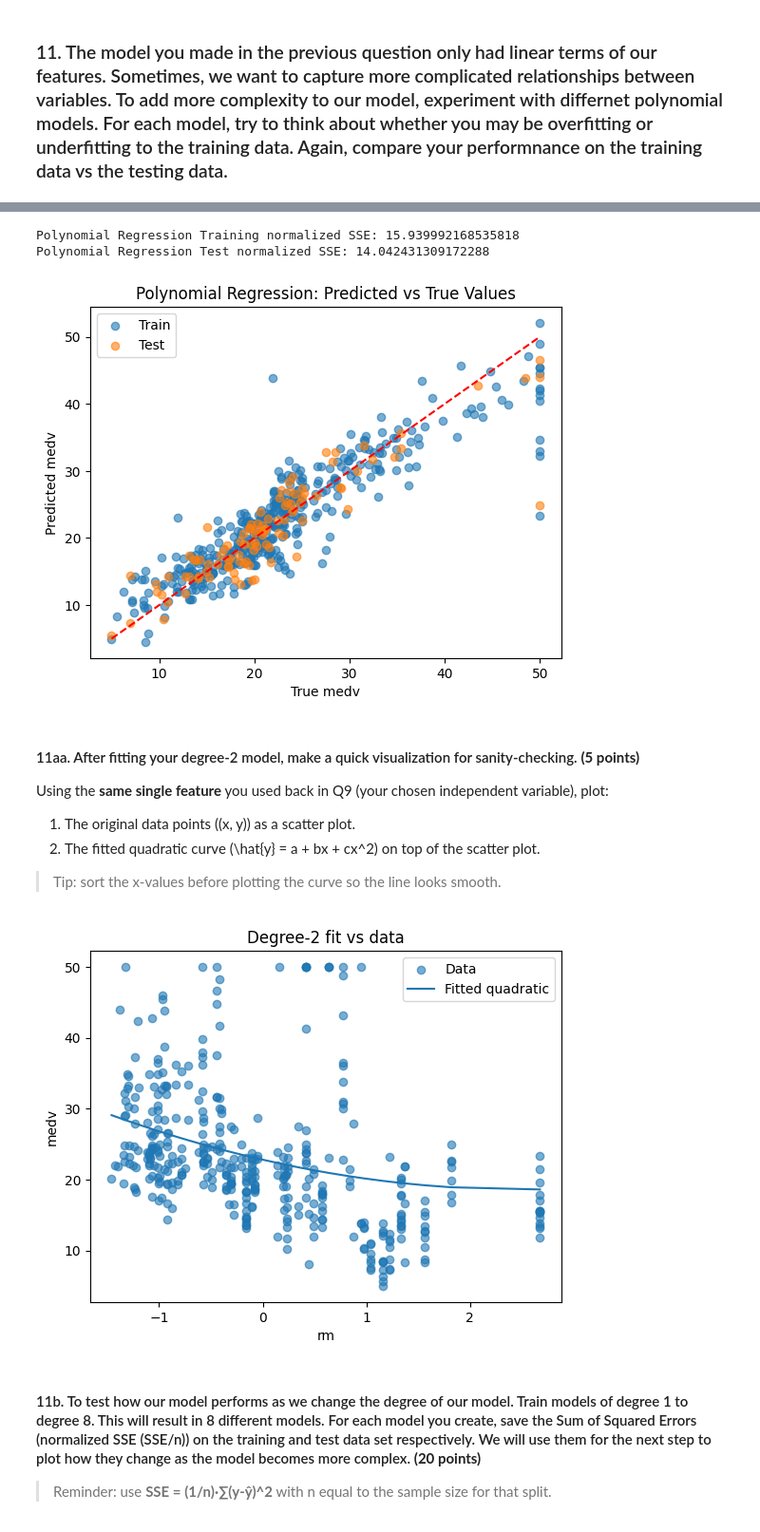
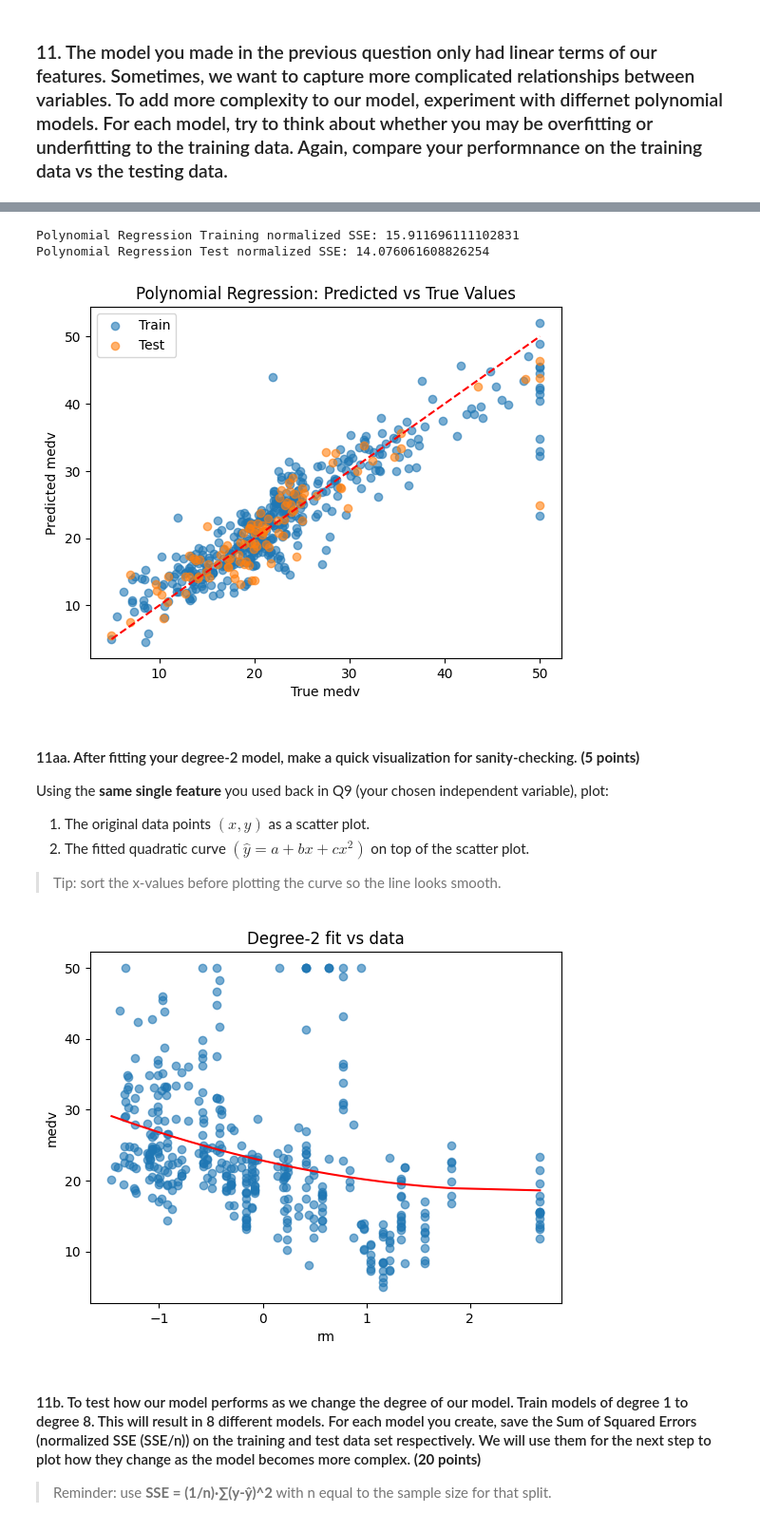
Before and after one commit to james-torgerson/DS_3025_project_2, a Jupyter notebook: project2_studentcopy.ipynb, the cells around one changed output, grey strips where cells are left out. Shown at 95% size. Cells and saved outputs as stored; diff of their text form; code cells hidden in the pictures.

```diff
--- a/project2_studentcopy.ipynb
+++ b/project2_studentcopy.ipynb
@@ -601,15 +635,21 @@ Multiple Regression Test normalized SSE: 22.77770856386606
 #Build degree-2 design matrix
 X_train_features = X_train[:, 1:]  # exclude bias column
 X_test_features = X_test[:, 1:]    # exclude bias column
-X_train_poly = np.column_stack((X_train, X_train_features ** 2))
-X_test_poly = np.column_stack((X_test, X_test_features ** 2))
+
+#Create polynomial terms + combine w/ initial terms
+X_train_poly_features = np.column_stack((X_train_features, (X_train_features ** 2)))
+X_test_poly_features = np.column_stack((X_test_features, (X_test_features ** 2)))
 
 #Standardize the new polynomial features using the mean and std from the original features
-for i in range(1, X_train_poly.shape[1]):  # start from 1 to skip bias column
-    mean = np.mean(X_train_poly[:, i])
-    std = np.std(X_train_poly[:, i])
-    X_train_poly[:, i] = (X_train_poly[:, i] - mean) / std
-    X_test_poly[:, i] = (X_test_poly[:, i] - mean) / std  # use train mean and std to standardize test set
+mean = np.mean(X_train_poly_features, axis=0)
+std = np.std(X_train_poly_features, axis=0)
+
+X_train_poly_scaled = (X_train_poly_features - mean) / std
+X_test_poly_scaled = (X_test_poly_features - mean) / std
+
+#Add bias column
+X_train_poly = np.column_stack((np.ones(len(X_train_poly_scaled)), X_train_poly_scaled))
+X_test_poly = np.column_stack((np.ones(len(X_test_poly_scaled)), X_test_poly_scaled))
 
 #Compute betas
 betas_poly = np.linalg.inv(X_train_poly.T @ X_train_poly) @ X_train_poly.T @ y_train
@@ -625,7 +665,6 @@ sse_test_poly = (1 / len(y_test)) * np.sum((y_test - y_pred_test_poly) ** 2)
 print("Polynomial Regression Training normalized SSE:", sse_train_poly)
 print("Polynomial Regression Test normalized SSE:", sse_test_poly)
 
-#plot predicted vs true values for train and test sets
 plt.scatter(y_train, y_pred_train_poly, alpha=0.6, label="Train")
 plt.scatter(y_test, y_pred_test_poly, alpha=0.6, label="Test")
 plt.plot([y.min(), y.max()], [y.min(), y.max()], 'r--')  # line y=x for reference
@@ -635,49 +674,43 @@ plt.title("Polynomial Regression: Predicted vs True Values")
 plt.legend()
 plt.show()
 # %% [output]
-Polynomial Regression Training normalized SSE: 15.939992168535818
-Polynomial Regression Test normalized SSE: 14.042431309172288
+Polynomial Regression Training normalized SSE: 15.911696111102831
+Polynomial Regression Test normalized SSE: 14.076061608826254
 [figure]
 # %% [markdown]
 #### 11aa. After fitting your degree-2 model, make a quick visualization for sanity-checking. **(5 points)**
 
 Using the **same single feature** you used back in Q9 (your chosen independent variable), plot:
-1. The original data points \((x, y)\) as a scatter plot.
-2. The fitted quadratic curve \(\hat{y} = a + bx + cx^2\) on top of the scatter plot.
+1. The original data points $(x, y)$ as a scatter plot.
+2. The fitted quadratic curve $(\hat{y} = a + bx + cx^2)$ on top of the scatter plot.
 
 > Tip: sort the x-values before plotting the curve so the line looks smooth.
 # %%
 # 11aa: Plot datapoints and fitted quadratic yhat = a + b x + c x^2 (for your chosen feature from Q9)
 # TODO: Fill in `x_feature`, `y_true`, and the coefficients a, b, c from your degree-2 fit.
-
-import numpy as np
-import matplotlib.pyplot as plt
-
 
 # x_feature = ...   # shape (n,)
 x_feature = X_train[:,5]
 # y_true = ...      # shape (n,)
 y_true = y_train
 # a, b, c = ...     # scalars (from your fitted quadratic on this feature)
 a = betas_poly[0]  # intercept
 b = betas_poly[1]  # linear term coefficient for the chosen feature
-c = betas_poly[X_train.shape[1] + 1]  # quadratic termcoefficient for the chosen feature (index depends on how you constructed your design matrix)
+c = betas_poly[X_train.shape[1] + 1]  # quadratic term coefficient for the chosen feature (index depends on how you constructed your design matrix)
 
 
 # Make a smooth curve
 x_sorted = np.sort(x_feature)
 y_curve = a + b * x_sorted + c * (x_sorted ** 2)
 
-plt.figure()
-plt.scatter(x_feature, y_true, alpha=0.6, label="Data")
-plt.plot(x_sorted, y_curve, label="Fitted quadratic")
+plt.scatter(x_feature, y_true, alpha=0.6)
+plt.plot(x_sorted, y_curve, 'r')
 plt.xlabel("rm")
 plt.ylabel("medv")
 plt.title("Degree-2 fit vs data")
-plt.legend()
 plt.show()
 # %% [output]
-[figure, old version]
+[figure, new version]
 # %% [markdown]
 #### 11b. To test how our model performs as we change the degree of our model. Train models of degree 1 to degree 8. This will result in 8 different models.  For each model you create, save the Sum of Squared Errors (normalized SSE (SSE/n)) on the training and test data set respectively. We will use them for the next step to plot how they change as the model becomes more complex. **(20 points)**
 
```
Also changed, not shown: parts of 14 cells of this notebook.
